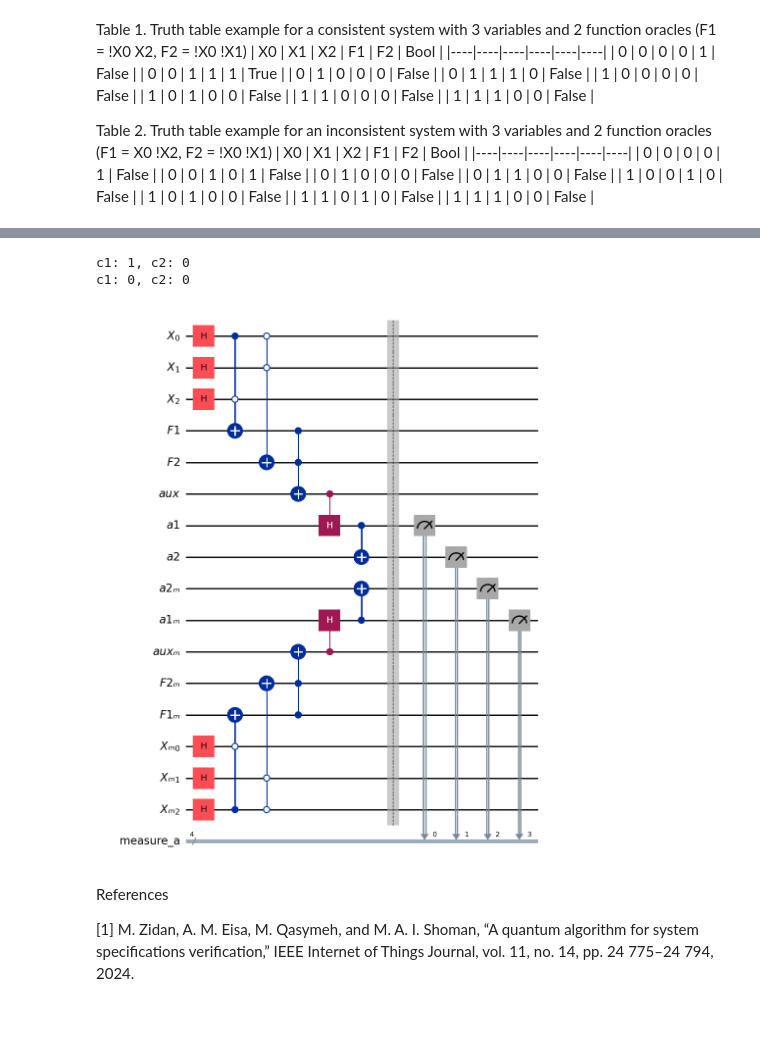
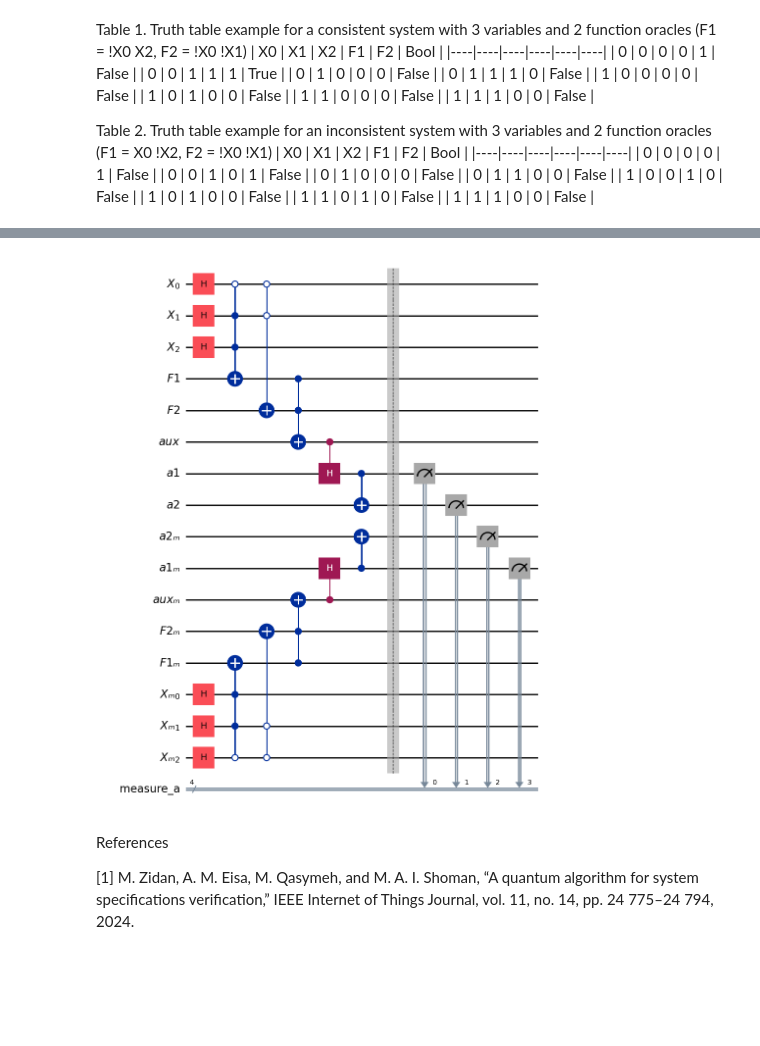
Before and after one commit to k-erlikh/Quantum-System-Specification-Checker, a Jupyter notebook: src/quantum_check.ipynb, the cells around one changed output, grey strips where cells are left out. Saved outputs shown, nothing was run; the diff lists cells and outputs as text; code cells hidden in the pictures; blank space fills up the shorter version.

Commit message:
Updated to create circuits with functions that take 2 or 3 conditions

```diff
--- a/src/quantum_check.ipynb
+++ b/src/quantum_check.ipynb
@@ -87,18 +99,24 @@ def apply_oracles(qc_original: QuantumCircuit, terms: list, function_count: int)
         reg_t = qc_original.qregs[i+1]
         term = terms[i]
 
-        c1, c2, c_p1, c_p2 = None, None, None, None #Control 1 value, control 2 value, control 1 position, control 2 position
+        c1, c2, c3, c_p1, c_p2, c_p3 = None, None, None, None, None, None #Control 1 value, control 2 value,control value 3, control 1 position, control 2 position, control 3 position
 
         for j in range(len(term)): #Determines position and value of the controls
             if term[j] == '0' or term[j] == '1':
                 if c1 == None:
                     c1 = int(term[j])
                     c_p1 = j
-                else:
+                elif c2 == None:
                     c2 = int(term[j])
                     c_p2 = j
-        print(f"c1: {c1}, c2: {c2}")
-        qc_original.ccx(reg_c[c_p1], reg_c[c_p2], reg_t[0], ctrl_state=f"{c2}{c1}") #Creates oracle based on the term control values, applies it to the function as a target
+                else:
+                    c3 = int(term[j])
+                    c_p3 = j
+        #print(f"c1: {c1}, c2: {c2}")
+        if c3 != None:
+            qc_original.mcx([reg_c[c_p1], reg_c[c_p2], reg_c[c_p3]], reg_t[0], ctrl_state=f"{c3}{c2}{c1}")
+        else:
+            qc_original.ccx(reg_c[c_p1], reg_c[c_p2], reg_t[0], ctrl_state=f"{c2}{c1}") #Creates oracle based on the term control values, applies it to the function as a target
 
     #qc_original.draw("mpl")
 
@@ -133,9 +151,7 @@ def mirror_circuit(qc_original: QuantumCircuit) -> QuantumCircuit:
     Creates circuit with original copy and mirrored copy. Register names of original circuit are the same, anything mirrored has the '_m' lable.
     """
 
-    qc_mirror_temp = qc_original.copy()
-    qc_mirror_temp = qc_mirror_temp.reverse_bits() #Temprary mirrored circuit
-
+    qc_mirror_temp = qc_original.copy().reverse_bits()
     qc_mirror = QuantumCircuit() #Actual mirrored circuit
 
     """
@@ -151,12 +167,9 @@ def mirror_circuit(qc_original: QuantumCircuit) -> QuantumCircuit:
             qubit_mapping[old_qubit] = new_qubit
 
     for gate in qc_mirror_temp.data: #add gates to newply mapped qubits
-        operation = gate.operation
-        qubits = gate.qubits
-        clbits = gate.clbits
+        operation, qubits, clbits = gate.operation, gate.qubits, gate.clbits
         new_qubits = [qubit_mapping[q] for q in qubits]
         qc_mirror.append(operation, new_qubits, clbits)
-
 
     qc_final = QuantumCircuit() #Final circuit with mirrored and original cirucit
 
@@ -165,18 +178,14 @@ def mirror_circuit(qc_original: QuantumCircuit) -> QuantumCircuit:
         qc_final.add_register(QuantumRegister(reg.size, name=reg.name))
 
     for gate in qc_original.data:
-        operation = gate.operation
-        qubits = gate.qubits
-        clbits = gate.clbits
+        operation, qubits, clbits = gate.operation, gate.qubits, gate.clbits
         qc_final.append(operation, qubits)
 
     for reg in qc_mirror.qregs:
         qc_final.add_register(QuantumRegister(reg.size, name=reg.name))
 
     for gate in qc_mirror.data:
-        operation = gate.operation
-        qubits = gate.qubits
-        clbits = gate.clbits
+        operation, qubits, clbits = gate.operation, gate.qubits, gate.clbits
         qc_final.append(operation, qubits)
 
     #qc_final.draw("mpl")
@@ -238,10 +254,10 @@ def construct_circuit(terms: list, var_count: int, func_count: int) -> QuantumCi
 # %%
-circuit = construct_circuit(consistent_system.get("terms"), consistent_system.get("var_count"),consistent_system.get("function_count"))
+circuit = construct_circuit(inconsistent_system_2.get("terms"), inconsistent_system_2.get("var_count"),inconsistent_system_2.get("function_count"))
 circuit.draw("mpl");
+
+#["011", "00x"]
 # %% [output]
-c1: 1, c2: 0
-c1: 0, c2: 0
-[figure, old version]
+[figure, new version]
 # %% [markdown]
 References
 
```
Also changed, not shown: parts of 2 cells of this notebook, 2 other files.
